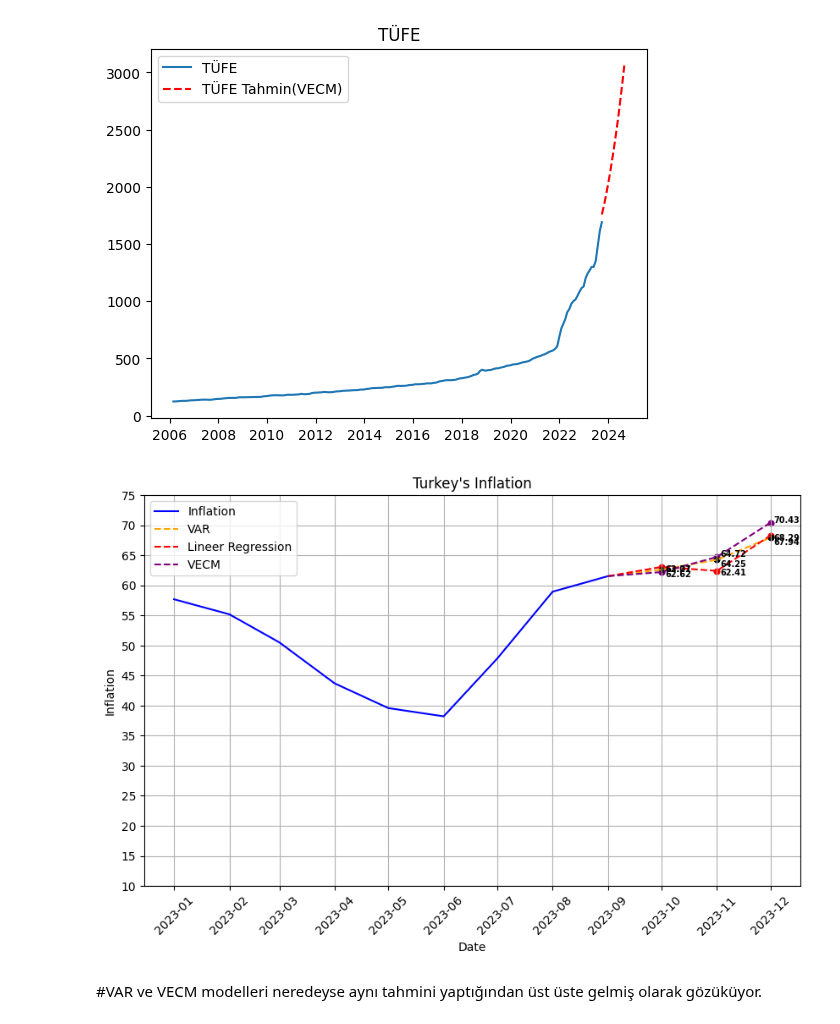
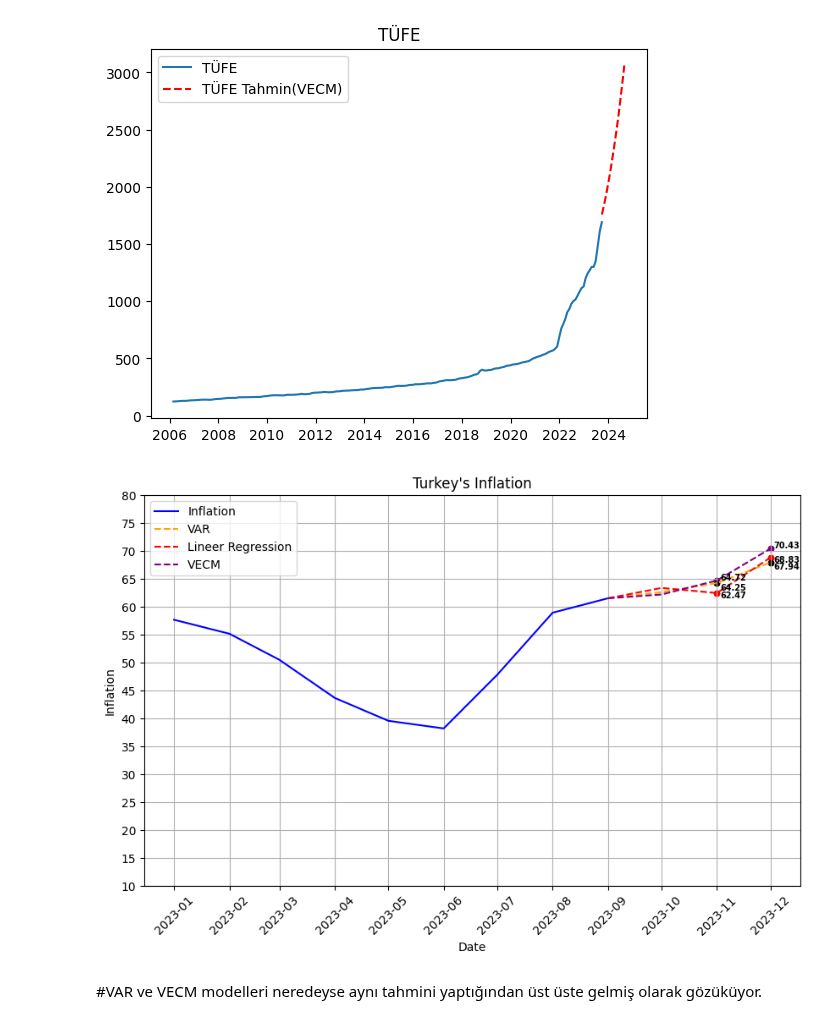
Before and after one commit to kaboya19/InflationForecast, a Jupyter notebook: InflationForecast.ipynb, the cells around one changed output. Cells and saved outputs as stored; diff of their text form; code cells hidden in the pictures.

```diff
--- a/InflationForecast.ipynb
+++ b/InflationForecast.ipynb
@@ -605,17 +608,17 @@ plt.grid(True)
 [figure]
 # %%
 # En uygun parametrelerle ARIMA modelini eğitme
-optimal_model = ARIMA(money["Para Arzi Onceki"], order=(4,3,4))
+optimal_model = ARIMA(money["Para Arzi Onceki"].head(212), order=(4,3,4))
 optimal_model_fit = optimal_model.fit()
 
 # Gelecek 12 ay için tahmin yapma
 optimal_future_forecast = optimal_model_fit.forecast(steps=12)
 optimal_future_predictions = optimal_future_forecast.values
 
-optimal_future_predictions = pd.DataFrame(optimal_future_predictions,index=pd.date_range('2023-11-01', periods=12, freq='M'))
+optimal_future_predictions = pd.DataFrame(optimal_future_predictions,index=pd.date_range('2023-10-30', periods=12, freq='M'))
 paraarzitahmin=pd.DataFrame(optimal_future_predictions)
 paraarzitahmin.columns=["Para Arzı Tahmin"]
-paraarzitahmin=paraarzitahmin.set_index(pd.date_range('2023-11-01','2024-11-01' , freq='1M'))
+paraarzitahmin=paraarzitahmin.set_index(pd.date_range('2023-10-30','2024-10-29' , freq='1M'))
 paraarzitahmin=paraarzitahmin.tail(12)
 paraarzitahmin
 # %% [output]
@@ -635,16 +638,16 @@ paraarzitahmin
 # %%
 # En uygun parametrelerle ARIMA modelini eğitme
-optimal_model = ARIMA(df3["Kredi"], order=(4,3,4))
+optimal_model = ARIMA(df3["Kredi"].head(212), order=(4,3,4))
 optimal_model_fit = optimal_model.fit()
 
 # Gelecek 12 ay için tahmin yapma
 optimal_future_forecast = optimal_model_fit.forecast(steps=12)
 optimal_future_predictions = optimal_future_forecast.values
 
-optimal_future_predictions = pd.DataFrame(optimal_future_predictions,index=pd.date_range('2023-11-01', periods=12, freq='M'))
+optimal_future_predictions = pd.DataFrame(optimal_future_predictions,index=pd.date_range('2023-10-30', periods=12, freq='M'))
 kreditahmin=pd.DataFrame(optimal_future_predictions)
 kreditahmin.columns=["Kredi Tahmin"]
-kreditahmin=kreditahmin.set_index(pd.date_range('2023-11-01','2024-11-01' , freq='1M'))
+kreditahmin=kreditahmin.set_index(pd.date_range('2023-10-30','2024-10-29' , freq='1M'))
 kreditahmin=kreditahmin.tail(12)
 kreditahmin
 # %% [output]
@@ -664,19 +667,19 @@ kreditahmin
 # %%
 # En uygun parametrelerle ARIMA modelini eğitme
-optimal_model = ARIMA(kfaiz["Kredi Faizi"], order=(1,1,0))
+optimal_model = ARIMA(kfaiz["Kredi Faizi"].head(212), order=(1,1,0))
 optimal_model_fit = optimal_model.fit()
 
 # Gelecek 12 ay için tahmin yapma
 optimal_future_forecast = optimal_model_fit.forecast(steps=12)
 optimal_future_predictions = optimal_future_forecast.values
 
-optimal_future_predictions = pd.DataFrame(optimal_future_predictions,index=pd.date_range('2023-11-01', periods=12, freq='M'))
+optimal_future_predictions = pd.DataFrame(optimal_future_predictions,index=pd.date_range('2023-10-30', periods=12, freq='M'))
 optimal_future_predictions.columns=["Kredi Faizi Tahmin"]
 
 
 
 kfaiztahmin=pd.DataFrame(optimal_future_forecast)
-kfaiztahmin=kfaiztahmin.set_index(pd.date_range('2023-11-01','2024-11-01' , freq='1M'))
+kfaiztahmin=kfaiztahmin.set_index(pd.date_range('2023-10-30','2024-10-29' , freq='1M'))
 kfaiztahmin.columns=["Kredi Faizi Tahmin"]
 kfaiztahmin=kfaiztahmin.tail(12)
 kfaiztahmin
@@ -697,11 +700,13 @@ kfaiztahmin
 # %%
 tahmindf=pd.DataFrame()
 tahmindf["USD Tahmin"]=usdtahmin["USD Tahmin"]
+tahmindf["Para Arzı Tahmin"]=paraarzitahmin["Para Arzı Tahmin"]
 tahmindf["Brent Tahmin"]=brenttahmin["Brent Tahmin"]
+tahmindf["Kredi Tahmin"]=kreditahmin["Kredi Tahmin"]
 tahmindf["Politika Faizi Tahmin"]=faiztahmin["Politika Faizi"]
-tahmindf["Para Arzı Tahmin"]=paraarzitahmin["Para Arzı Tahmin"]
-tahmindf["Kredi Tahmin"]=kreditahmin["Kredi Tahmin"]
 tahmindf["Kredi Faizi Tahmin"]=kfaiztahmin["Kredi Faizi Tahmin"]
-tahmindf=tahmindf.set_index(pd.date_range('2023-11-01','2024-11-01' , freq='1M'))
+tahmindf=tahmindf.set_index(pd.date_range('2023-10-30','2024-10-29' , freq='1M'))
+
+
 tahmindf
 # %% [output]
@@ -957,9 +969,9 @@ y_ticks = [y_min]
 while y_ticks[-1] < y_max:
     y_ticks.append(y_ticks[-1] + 5)
 
-son_dort_veri=dff["yillik_enflasyon_orani"].iloc[200:203]
-son_dort_veri3=dfas4["yillik_enflasyon_orani"].iloc[200:203]
-son_dort_veri4=dfas5["yillik_enflasyon_orani"].iloc[200:203]
+son_dort_veri=dff["yillik_enflasyon_orani"].iloc[201:203]
+son_dort_veri3=dfas4["yillik_enflasyon_orani"].iloc[201:203]
+son_dort_veri4=dfas5["yillik_enflasyon_orani"].iloc[201:203]
 
 
 
@@ -972,34 +984,34 @@ for i, v in enumerate(son_dort_veri):
 
 for i, v in enumerate(son_dort_veri3):
     plt.annotate(f'{v:.2f}', (son_dort_veri3.index[i], v), xytext=(3, 0), textcoords='offset points', fontsize=7,
                  color='black', fontweight='bold')
     plt.scatter(son_dort_veri3.index,son_dort_veri3,color='purple',s=20)
 
 for i,v in enumerate(son_dort_veri4):
     plt.annotate(f'{v:.2f}', (son_dort_veri4.index[i], v), xytext=(3, -6), textcoords='offset points', fontsize=7,
                  color='black', fontweight='bold')
     plt.scatter(son_dort_veri4.index,son_dort_veri4,color='black',s=20)
 
 
 
 #for i,v in enumerate(son_dort_veri6):
  #   plt.annotate(f'{v:.2f}', (son_dort_veri5.index[i], v), xytext=(3, -4), textcoords='offset points', fontsize=7,
   #               color='black', fontweight='bold')
    # plt.scatter(son_dort_veri6.index,son_dort_veri6,color='green',s=20)
 
 
 
 
 
 
 # Y ekseni etiketlerini ayarlama
 plt.yticks(y_ticks)
 plt.title("Turkey's Inflation")
 plt.legend()
 plt.grid(True)
 plt.show()
 # %% [output]
-[figure, old version]
+[figure, new version]
 # %% [markdown]
 #VAR ve VECM modelleri neredeyse aynı tahmini yaptığından üst üste gelmiş olarak gözüküyor.
 # %%
```
Also changed, not shown: parts of 18 cells of this notebook.
